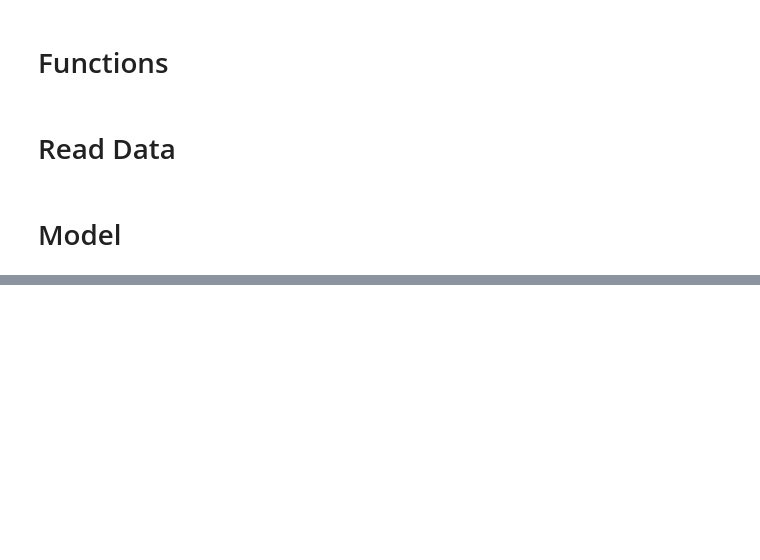
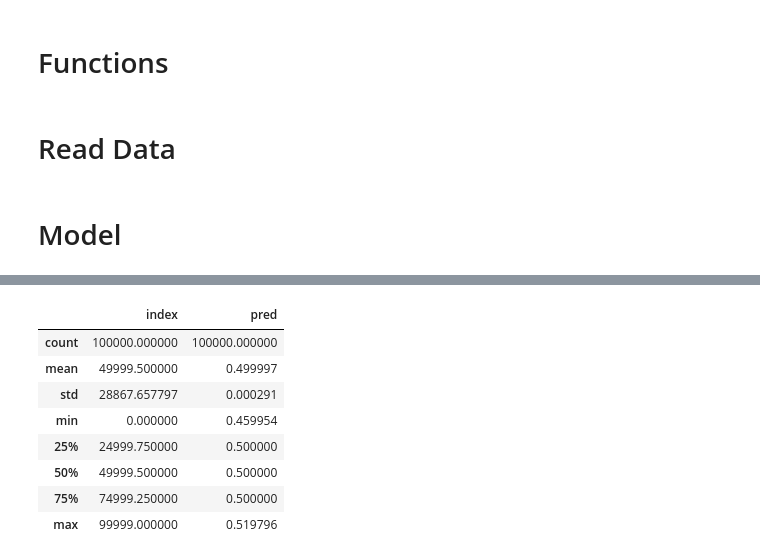
Before and after one commit to YuriNakayama/cate, a Jupyter notebook: dev/eda/obp/causalml.ipynb, the cells around one changed output, grey strips where cells are left out. Drawn from its saved outputs; the diff is of its cells as text; code cells hidden in the pictures; blank space fills up the shorter version.

```diff
--- a/dev/eda/obp/causalml.ipynb
+++ b/dev/eda/obp/causalml.ipynb
@@ -14,5 +13,5 @@ AttributeError: module 'matplotlib.cm' has no attribute 'register_cmap'
 # %%
-pathlinker = PathLinker().data.test
+pathlinker = PathLinker().data.criteo
 timer = Timer()
 logger = get_logger("obp")
 # %% [markdown]
@@ -23,5 +22,3 @@ logger = get_logger("obp")
 ds = Dataset.load(pathlinker.base)
 # %% [markdown]
 # Model
-# %%
-model = BernoulliTS()
@@ -261,2 +65,14 @@ And if memory is not enough, you can set `force_col_wise=true`.
+# %%
+pred_dfs["qlearner"].describe()
+# %% [output]
+|  | index | pred |
+| count | 100000.000000 | 100000.000000 |
+| mean | 49999.500000 | 0.499997 |
+| std | 28867.657797 | 0.000291 |
+| min | 0.000000 | 0.459954 |
+| 25% | 24999.750000 | 0.500000 |
+| 50% | 49999.500000 | 0.500000 |
+| 75% | 74999.250000 | 0.500000 |
+| max | 99999.000000 | 0.519796 |
 # %%
 output_df = pd.merge(ds.y.copy(), ds.w.copy(), left_index=True, right_index=True)
```
Also changed, not shown: parts of 14 cells of this notebook.
